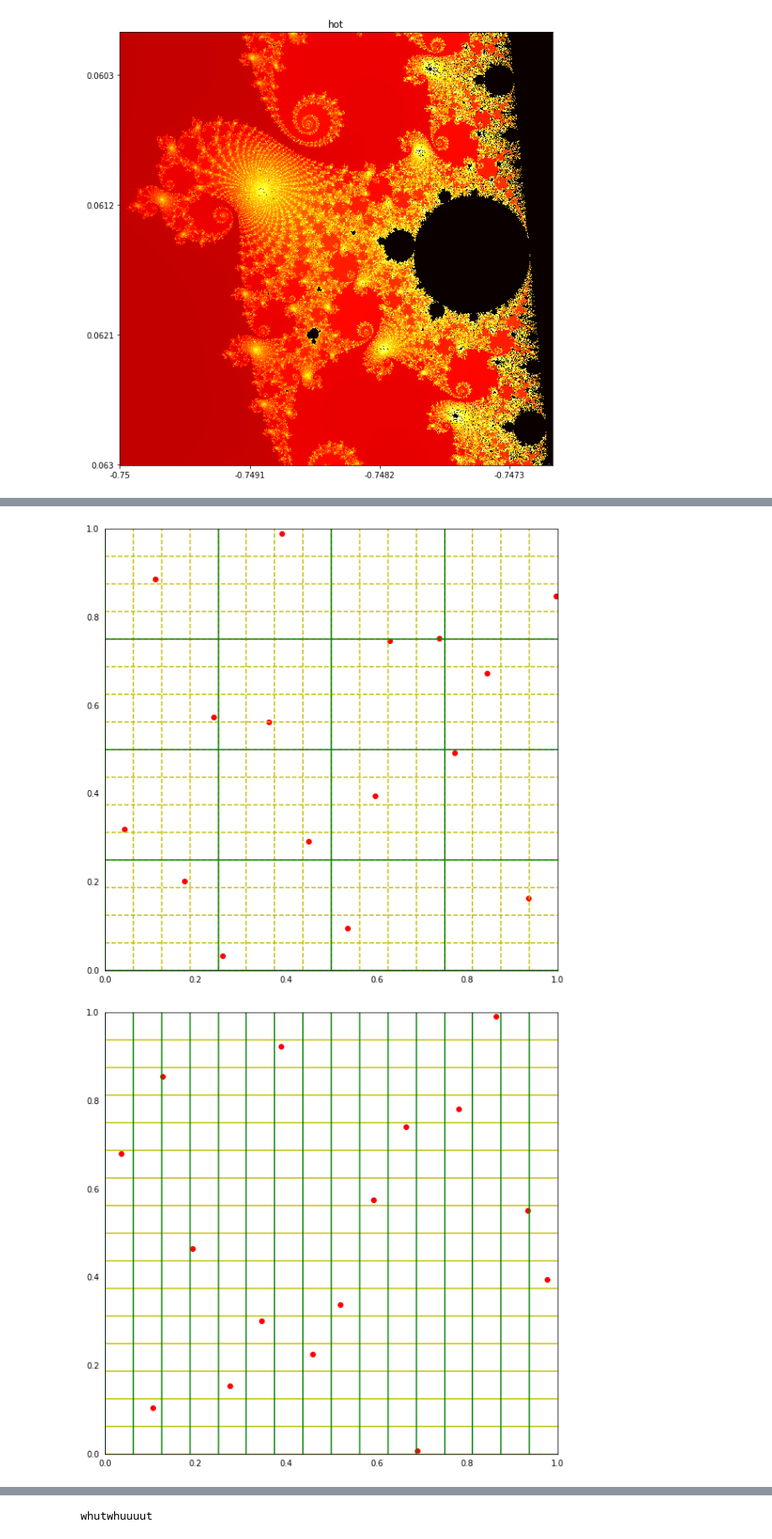
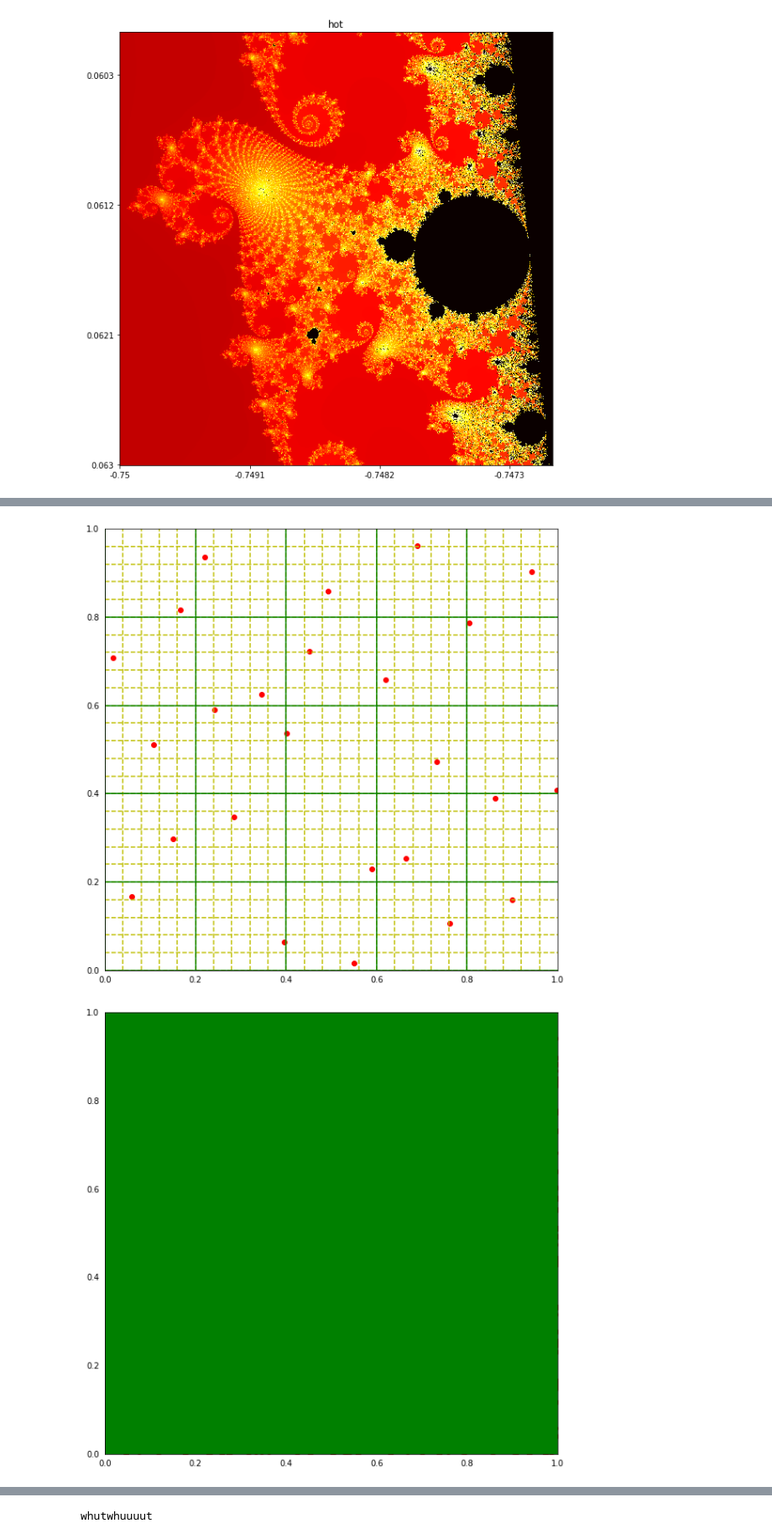
Before and after one commit to popoiopo/StochasticSim, a Jupyter notebook: Bas/Untitled1.ipynb, the cells around one changed output, grey strips where cells are left out. Shown: that part at 84% size. Drawn from its saved outputs; the diff is of its cells as text; code cells hidden in the pictures.

```diff
--- a/Bas/Untitled1.ipynb
+++ b/Bas/Untitled1.ipynb
@@ -188,7 +188,7 @@ def ortho_sampling(n):
 
     return p, ll, ls
 
-a, ll, ls = ortho_sampling(4)
+a, ll, ls = ortho_sampling(5)
 p = np.array(a)
 plt.figure(figsize=[10,10])
 plt.xlim([0,1])
@@ -202,7 +202,7 @@ plt.vlines(ll,0,1, colors="g")
 plt.tick_params(axis="both", which="both", bottom=False, top=False,
                 labelbottom=True, left=False, right=False, labelleft=True)
 # %% [output]
-[figure, old version]
+[figure, new version]
 # %%
 def lhs(n):
     lower_lim = np.arange(0,n)/n
@@ -239,35 +239,35 @@ def ortho_sampling(n):
 
                 for k in range(n):
                     for l in range(n):
                         ki = i*n+k
                         kj = j*n+l
 
                         if 1 not in small_grid[ki, :] and 1 not in small_grid[:, kj]:
 
                             yboundsS = (ls[ki], us[ki])
                             xboundsS = (ls[kj], us[kj])
 
                             if xboundsS[0] < xvalue < xboundsS[1] and yboundsS[0] < yvalue < yboundsS[1]:
                                 p.append([xvalue, yvalue])
                                 small_grid[ki][kj] = 1
                                 check = False
                                 break
 
     return p, ll, ls
 
-a, ls = lhs(16)
+a, ls = lhs(76**2)
 p = np.array(a)
 plt.figure(figsize=[10,10])
 plt.xlim([0,1])
 plt.ylim([0,1])
 plt.scatter(p[:,0], p[:,1], c="r")
 plt.hlines(ls,0,1, colors="y")
 plt.vlines(ls,0,1, colors="g")
 # Remove unnecessary ticks
 plt.tick_params(axis="both", which="both", bottom=False, top=False,
                 labelbottom=True, left=False, right=False, labelleft=True)
 # %% [output]
-[figure, old version]
+[figure, new version]
 # %%
 def randomz(n):
     points = []
```
Also changed, not shown: parts of 3 cells of this notebook, 10 other files.
